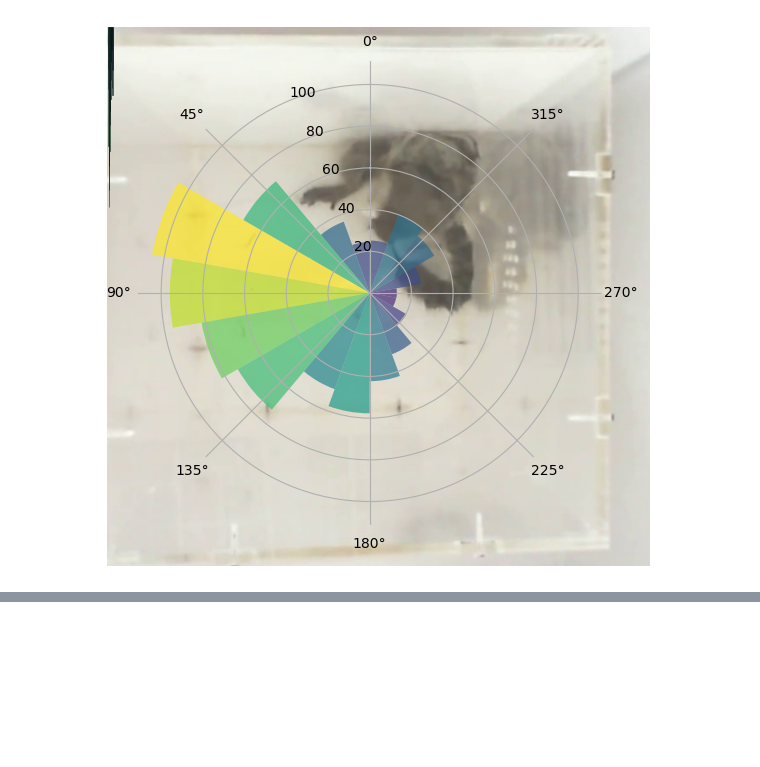
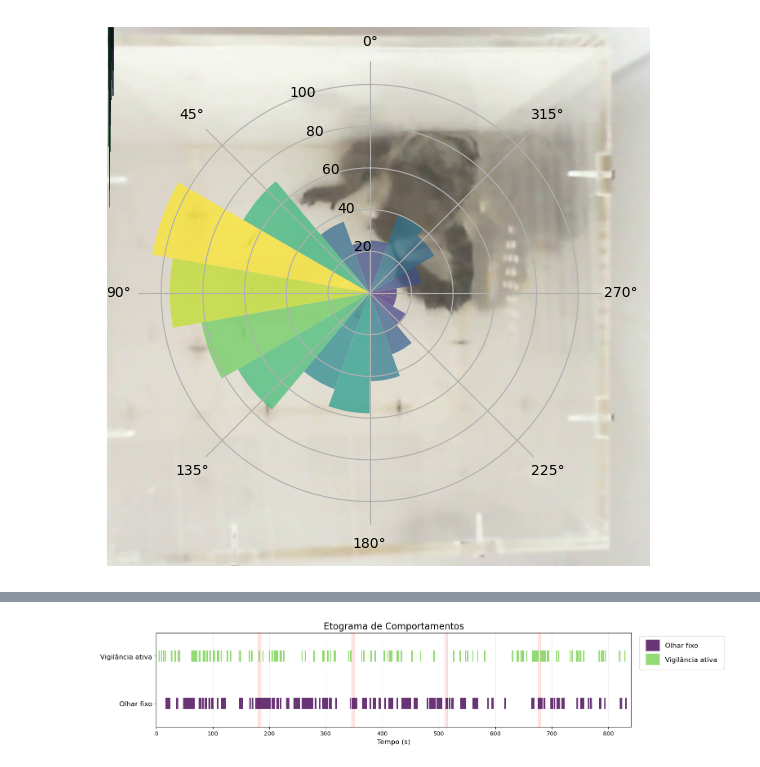
Before and after one commit to gabirochac/marmotrack, a Jupyter notebook: low_level_functions/tracking.ipynb, the cells around one changed output, grey strips where cells are left out. Cells and saved outputs as stored; diff of their text form; code cells hidden in the pictures; blank space fills up the shorter version.

Commit message:
etograma de comportamentos

```diff
--- a/low_level_functions/tracking.ipynb
+++ b/low_level_functions/tracking.ipynb
@@ -432,3 +482,71 @@ plt.show()
+# %%
+def calcular_vigilancia_ativa(head_x, head_y, nose_x, nose_y, fps, limiar_velocidade_graus=3.0):
+
+    angulos_rad = np.arctan2(nose_y - head_y, nose_x - head_x)
+    diff_angulos = np.diff(angulos_rad)
+    diff_angulos[diff_angulos > np.pi] -= 2 * np.pi
+    diff_angulos[diff_angulos < -np.pi] += 2 * np.pi
+
+    velocidade_angular_rad_s = diff_angulos * fps
+    velocidade_angular_graus_s = np.rad2deg(velocidade_angular_rad_s)
+
+    vigilancia_ativa = np.abs(velocidade_angular_graus_s) > limiar_velocidade_graus
+
+    return np.insert(vigilancia_ativa, 0, False)
+
+
+def plotar_etograma(dados_comportamentos, duracao_total_s, stim_df=None):
+
+    num_comportamentos = len(dados_comportamentos)
+
+    fig, ax = plt.subplots(figsize=(15, 1.5 * num_comportamentos))
+
+    cores = plt.cm.viridis(np.linspace(0, 0.8, num_comportamentos))
+    y_labels = list(dados_comportamentos.keys())
+
+    for i, (nome, periodos) in enumerate(dados_comportamentos.items()):
+        y_pos = i + 1
+        if not periodos:
+            continue
+
+        for j, (start, end) in enumerate(periodos):
+            ax.hlines(
+                y=y_pos,
+                xmin=start,
+                xmax=end,
+                colors=cores[i],
+                lw=20,
+                alpha=0.8,
+                label=nome if j == 0 else ""
+            )
+
+    if stim_df is not None:
+        for _, row in stim_df.iterrows():
+            ax.axvspan(row['stim_ON'], row['stim_OFF'], color='red', alpha=0.1, zorder=0)
+
+    ax.set_yticks(ticks=np.arange(1, num_comportamentos + 1), labels=y_labels, fontsize=12)
+    ax.set_xlim(0, duracao_total_s)
+    ax.set_xlabel('Tempo (s)', fontsize=12)
+    ax.set_title('Etograma de Comportamentos', fontsize=16)
+    ax.grid(axis='x', linestyle=':', alpha=0.6)
+    ax.set_ylim(0.5, num_comportamentos + 0.5)
+    ax.legend(loc='upper left', bbox_to_anchor=(1.01, 1.0), fontsize=12, borderpad=1, labelspacing=1.1 )
+    plt.show()
+
+vigilancia_ativa_bool = calcular_vigilancia_ativa(head_x, head_y, nose_x, nose_y, fps, limiar_velocidade_graus=5.0)
+encontrar_periodos_de_evento = encontrar_olhar_fixo
+
+periodos_olhar_fixo_filtrado = encontrar_periodos_de_evento(crossings, fps, duracao_minima_s=2.0)
+periodos_vigilancia_ativa = encontrar_periodos_de_evento(vigilancia_ativa_bool, fps, duracao_minima_s=2) # Pega todos os períodos, sem filtro de duração
+
+dados_para_plot = {
+    'Olhar fixo': periodos_olhar_fixo_filtrado,
+    'Vigilância ativa': periodos_vigilancia_ativa
+}
+
+plotar_etograma(dados_para_plot, duracao_video_em_segundos, stim_df)
+# %% [output]
+[figure, added]
 # %%
 folder_name = animal_name +' '+ condition
 os.makedirs(folder_name, exist_ok=True)
```
Also changed, not shown: parts of 5 cells of this notebook.
